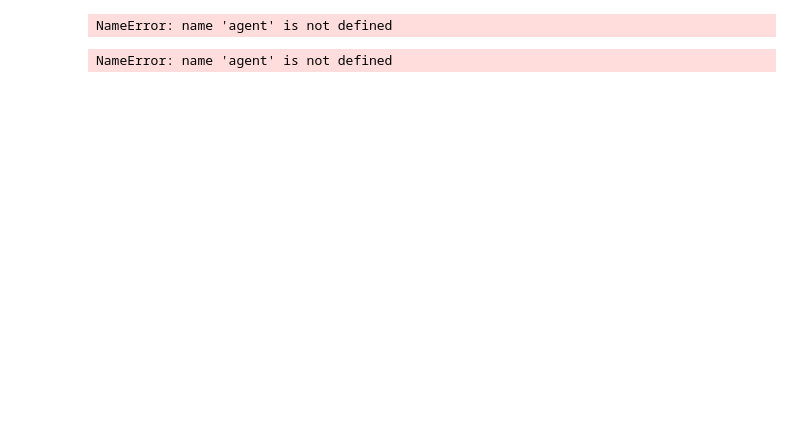
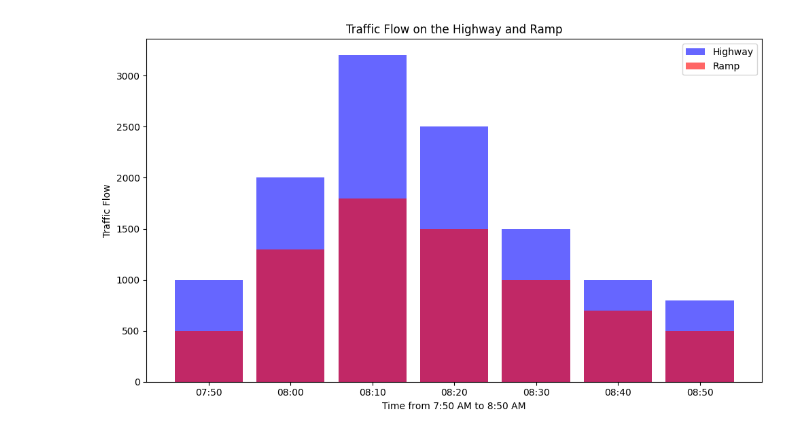
Before and after one commit to CongSon01/RL_Ramp, a Jupyter notebook: Visulization.ipynb, the cells around one changed output. Cells and saved outputs as stored; diff of their text form; code cells hidden in the pictures; blank space fills up the shorter version.

```diff
--- a/Visulization.ipynb
+++ b/Visulization.ipynb
@@ -2,16 +2,21 @@
 import pickle
 from matplotlib import pyplot as plt
 import numpy as np
+from DQNAgent import DqnAgent
+# from maps.SumoEnv import SumoEnv
 
+agent = DqnAgent(observation_space_n=3012)
 # Loading the results from the file
-with open('training_results.pkl', 'rb') as file:
+with open('training_results_1.pkl', 'rb') as file:
     results = pickle.load(file)
 
 # Extracting the values
-agent = results["agent"]
+# agent = results["agent"]
 model = results["model"]
 total_step_loss = results["total_step_loss"]
 total_step_rewards = results["total_step_rewards"]
+print(total_step_rewards[:10])
+print(total_step_rewards[-10:])
 epochs = results["epochs"]
 steps = results["steps"]
 simulationStepLength = results["simulationStepLength"]
@@ -123,41 +178,39 @@ import torch
 # %%
 # load the model
-model = torch.load('Models/DynamicModel.pth')
+model = torch.load('Models/DynamicModel2.pth')
 simulationStepsArray, flow_steps, flows_HW, speeds_HW, densities_HW, travelTimes_HW, flows_Ramp, speeds_Ramp, densities_Ramp, travelTimes_Ramp, travelTimesSystem, trafficLightPhases = agent.testModel(model, gui=True, useModel=True)
-# %% [output]
-NameError: name 'agent' is not defined
 # %%
 from matplotlib import pyplot as plt
 
 # # Extract data
 times = [t for t, _, _ in agent.data_points]
 hw_flow = [hw for _, hw, _ in agent.data_points]
 ramp_flow = [ramp for _, _, ramp in agent.data_points]
 
 # Generate an array of times from 7:50 AM to 8:50 AM in 10-minute intervals
-# time_labels = ['07:50', '08:00', '08:10', '08:20', '08:30', '08:40', '08:50']
-time_labels = ['07:50', '08:00', '08:10']
+time_labels = ['07:50', '08:00', '08:10', '08:20', '08:30', '08:40', '08:50']
+#time_labels = ['07:50', '08:00', '08:10']
 
 # Re-creating the bar chart with the corrected time labels from 7:50 AM to 8:50 AM
 plt.figure(figsize=(10, 6))
 
 # Bars for Highway
 plt.bar(times, hw_flow, width=500, label='Highway', color='blue', alpha=0.6)
 
 # Bars for Ramp
 plt.bar(times, ramp_flow, width=500, label='Ramp', color='red', alpha=0.6)
 
 plt.xlabel('Time from 7:50 AM to 8:50 AM')
 plt.ylabel('Traffic Flow')
 plt.title('Traffic Flow on the Highway and Ramp')
 plt.xticks(times, time_labels)
 plt.legend()
 
 # Display the chart
 plt.tight_layout()
 plt.show()
 # %% [output]
-NameError: name 'agent' is not defined
+[figure, added]
 # %%
 from matplotlib import pyplot as plt
 
```
Also changed, not shown: parts of 4 cells of this notebook, 8 other files.
